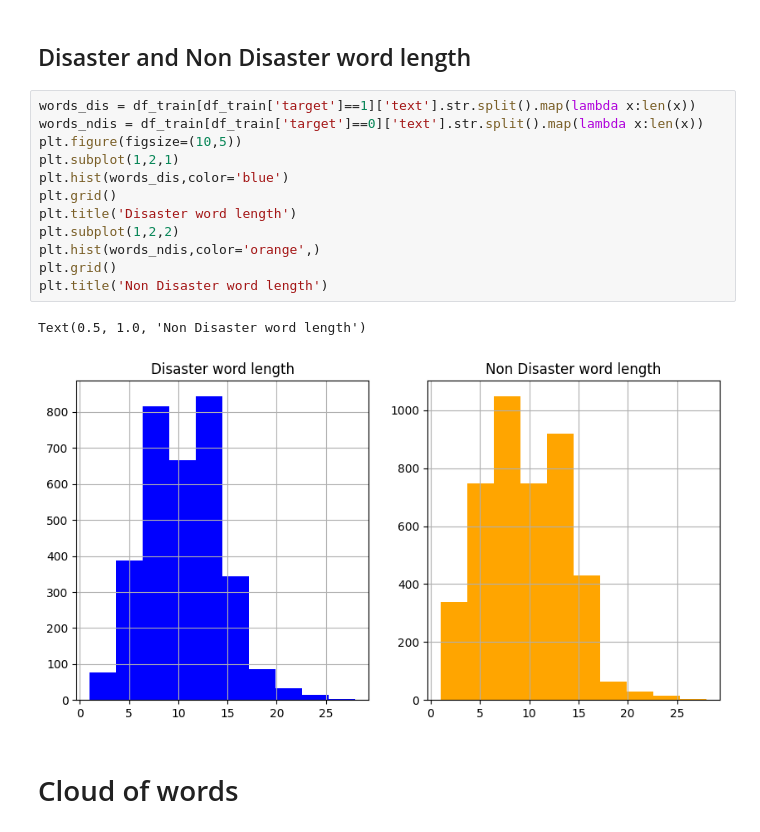
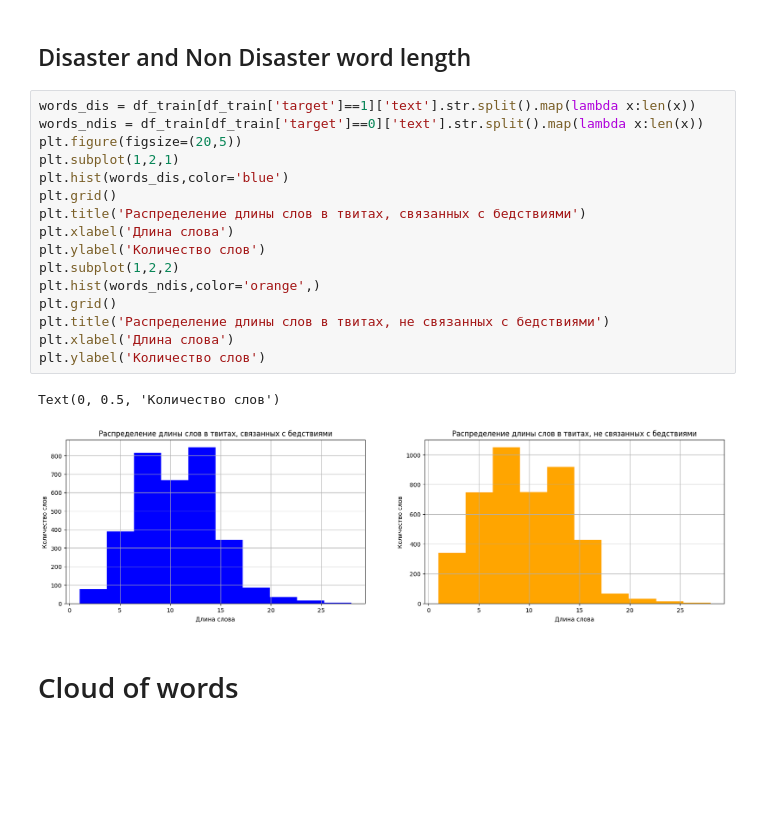
Before and after one commit to kostya85/nlp-getting-started, a Jupyter notebook: main.ipynb, the cells around one changed output. Drawn from its saved outputs; the diff is of its cells as text; blank space fills up the shorter version.

```diff
--- a/main.ipynb
+++ b/main.ipynb
@@ -159,18 +172,22 @@ Text(0.5, 1.0, 'Non Disaster tweets length')
 # %%
 words_dis = df_train[df_train['target']==1]['text'].str.split().map(lambda x:len(x))
 words_ndis = df_train[df_train['target']==0]['text'].str.split().map(lambda x:len(x))
-plt.figure(figsize=(10,5))
+plt.figure(figsize=(20,5))
 plt.subplot(1,2,1)
 plt.hist(words_dis,color='blue')
 plt.grid()
-plt.title('Disaster word length')
+plt.title('Распределение длины слов в твитах, связанных с бедствиями')
+plt.xlabel('Длина слова')
+plt.ylabel('Количество слов')
 plt.subplot(1,2,2)
 plt.hist(words_ndis,color='orange',)
 plt.grid()
-plt.title('Non Disaster word length')
+plt.title('Распределение длины слов в твитах, не связанных с бедствиями')
+plt.xlabel('Длина слова')
+plt.ylabel('Количество слов')
 # %% [output]
-Text(0.5, 1.0, 'Non Disaster word length')
+Text(0, 0.5, 'Количество слов')
-[figure, old version]
+[figure, new version]
 # %% [markdown]
 # Cloud of words
 # %% [markdown]
```
Also changed, not shown: parts of 15 cells of this notebook.
